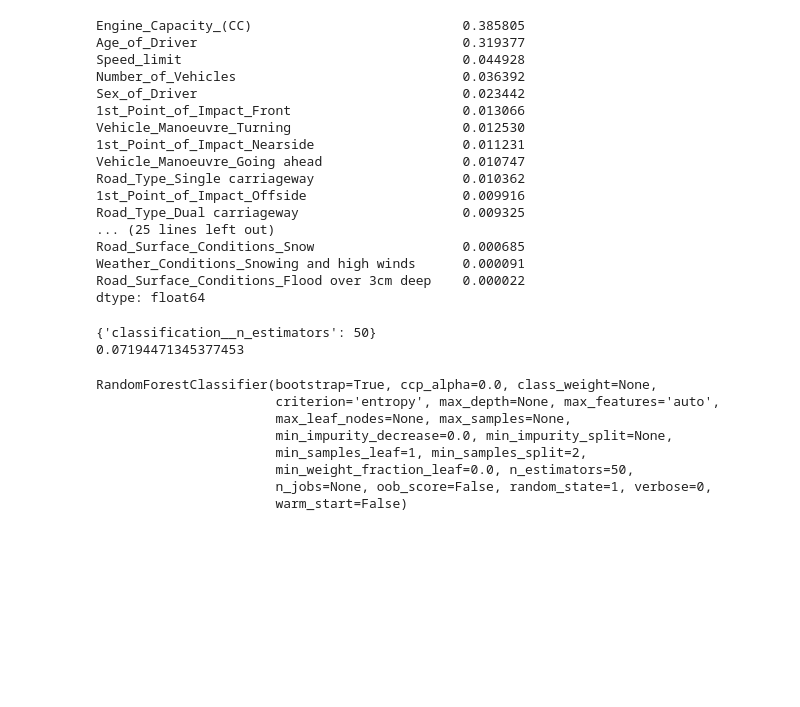
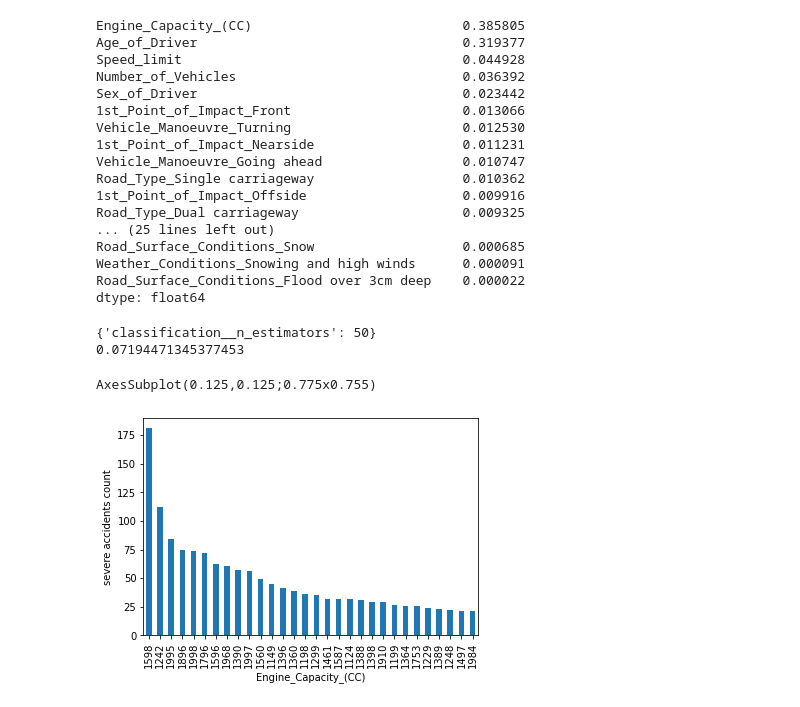
Before and after one commit to swapnilbetkar/python, a Jupyter notebook: VehicleCollision3.ipynb, the cells around one changed output. Cells and saved outputs as stored; diff of their text form; code cells hidden in the pictures; blank space fills up the shorter version.

```diff
--- a/VehicleCollision3.ipynb
+++ b/VehicleCollision3.ipynb
@@ -90,7 +90,7 @@ model = Pipeline([
         ('balancing', SMOTE(random_state = 101)),
         ('classification', RandomForestClassifier(criterion='entropy', max_features='auto', random_state=1) )
     ])
-grid_param = {'classification__n_estimators': [30,40,50,100,150]}
+grid_param = {'classification__n_estimators': [10,20,30,40,50,100]}
 
 gd_sr = GridSearchCV(estimator=model, param_grid=grid_param, scoring='precision', cv=5)
 
@@ -142,17 +142,9 @@ model = Pipeline([
         ('balancing', SMOTE(random_state = 101)),
         ('classification', RandomForestClassifier(criterion='entropy', max_features='auto', random_state=1) )
     ])
-grid_param = {'classification__n_estimators': [30,40,50,100,150]}
+grid_param = {'classification__n_estimators': [10,20,30,40,50,100]}
 
 gd_sr = GridSearchCV(estimator=model, param_grid=grid_param, scoring='precision', cv=5)
-
-# """
-# In the above GridSearchCV(), scoring parameter should be set as follows:
-# scoring = 'accuracy' when you want to maximize prediction accuracy
-# scoring = 'recall' when you want to minimize false negatives
-# scoring = 'precision' when you want to minimize false positives
-# scoring = 'f1' when you want to balance false positives and false negatives (place equal emphasis on minimizing both)
-# """
 
 gd_sr.fit(X_scaled, Y)
 
@@ -164,15 +156,17 @@ print(best_result)
 # %% [output]
 {'classification__n_estimators': 50}
 0.07194471345377453
-# %%
-rfc = RandomForestClassifier(n_estimators=50, criterion='entropy', max_features='auto', random_state=1)
-rfc.fit(X_scaled,Y)
-# %% [output]
-RandomForestClassifier(bootstrap=True, ccp_alpha=0.0, class_weight=None,
-                       criterion='entropy', max_depth=None, max_features='auto',
-                       max_leaf_nodes=None, max_samples=None,
-                       min_impurity_decrease=0.0, min_impurity_split=None,
-                       min_samples_leaf=1, min_samples_split=2,
-                       min_weight_fraction_leaf=0.0, n_estimators=50,
-                       n_jobs=None, oob_score=False, random_state=1, verbose=0,
-                       warm_start=False)
+# %%
+rfc = RandomForestClassifier(n_estimators=50, criterion='entropy', max_features='auto', random_state=1)
+rfc.fit(X_scaled,Y)
+pd.set_option('display.max_rows', final_data.shape[0]+1)
+df = final_data[final_data['Damage'] == 1]
+df.head()
+df_EngineCapacity = df.groupby('Engine_Capacity_(CC)')['Damage'].count().sort_values(ascending = False).head(30)
+df_AgeOfDriver = df.groupby('Age_of_Driver')['Damage'].count().sort_values(ascending = False).head(30)
+
+# print(df1)
+print(df_EngineCapacity.plot(ylabel='severe accidents count',kind="bar"))
+# %% [output]
+AxesSubplot(0.125,0.125;0.775x0.755)
+[figure, added]
```
Also changed, not shown: parts of 1 cell of this notebook.
